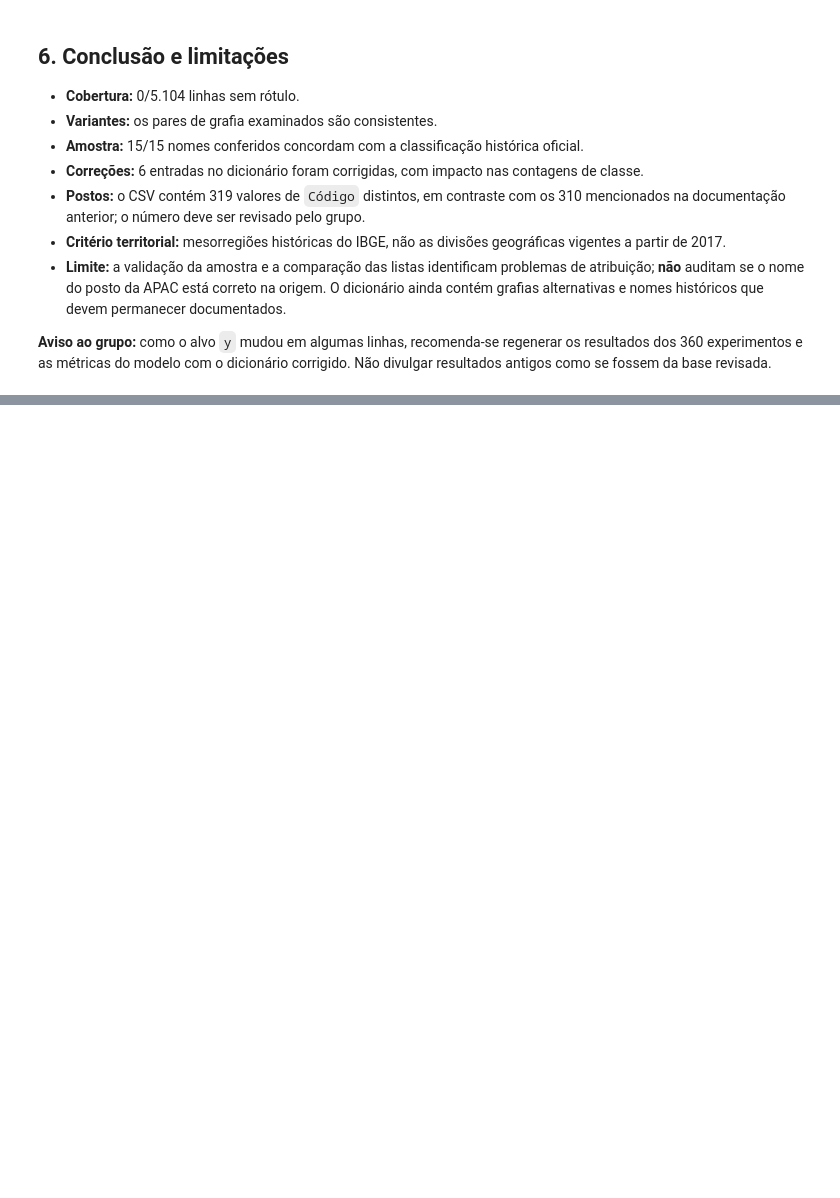
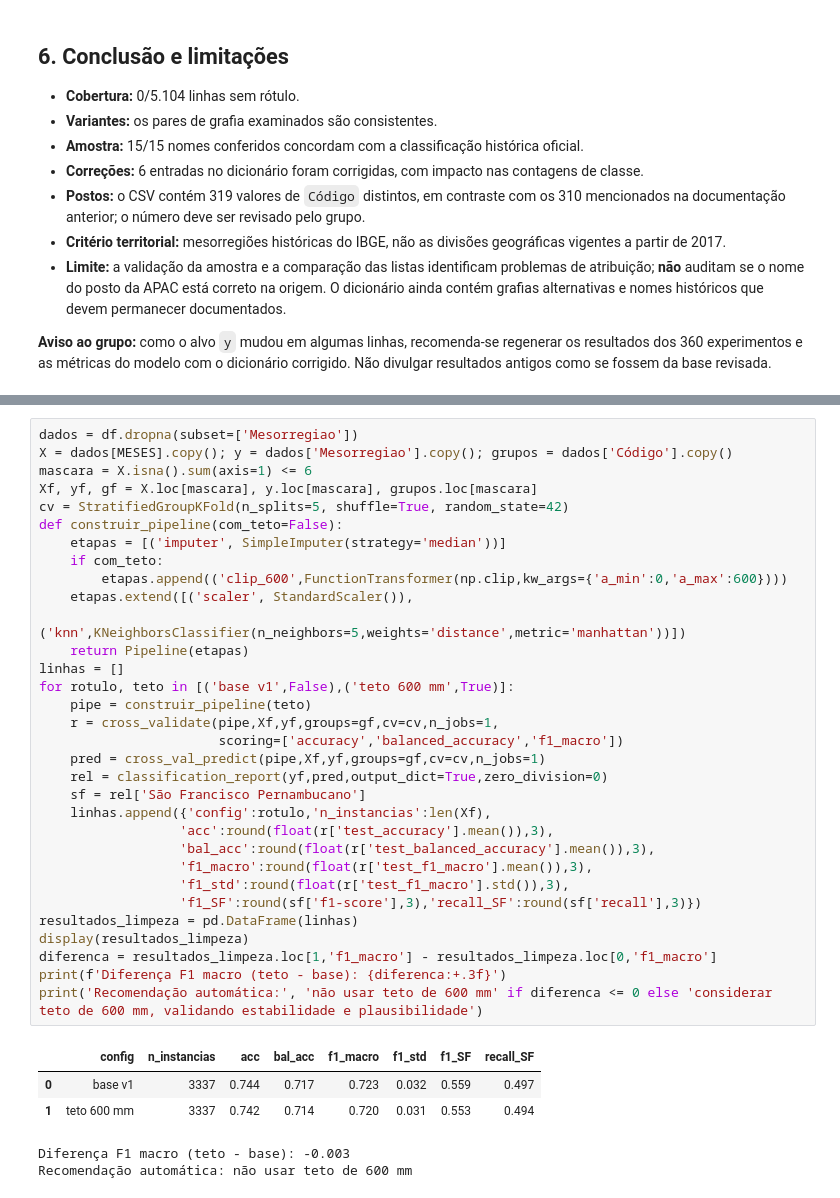
Before and after one commit to mateuscresp/CienciaDados-Equipe5-Projeto, a Jupyter notebook: notebooks/05_Limpeza.ipynb, the cells around one changed output, grey strips where cells are left out. Drawn from its saved outputs; the diff is of its cells as text; blank space fills up the shorter version.

```diff
--- a/notebooks/05_Limpeza.ipynb
+++ b/notebooks/05_Limpeza.ipynb
@@ -211,0 +395,38 @@ Municípios/nomes com mais de um posto: 64
+# %%
+dados = df.dropna(subset=['Mesorregiao'])
+X = dados[MESES].copy(); y = dados['Mesorregiao'].copy(); grupos = dados['Código'].copy()
+mascara = X.isna().sum(axis=1) <= 6
+Xf, yf, gf = X.loc[mascara], y.loc[mascara], grupos.loc[mascara]
+cv = StratifiedGroupKFold(n_splits=5, shuffle=True, random_state=42)
+def construir_pipeline(com_teto=False):
+    etapas = [('imputer', SimpleImputer(strategy='median'))]
+    if com_teto:
+        etapas.append(('clip_600',FunctionTransformer(np.clip,kw_args={'a_min':0,'a_max':600})))
+    etapas.extend([('scaler', StandardScaler()),
+                   ('knn',KNeighborsClassifier(n_neighbors=5,weights='distance',metric='manhattan'))])
+    return Pipeline(etapas)
+linhas = []
+for rotulo, teto in [('base v1',False),('teto 600 mm',True)]:
+    pipe = construir_pipeline(teto)
+    r = cross_validate(pipe,Xf,yf,groups=gf,cv=cv,n_jobs=1,
+                       scoring=['accuracy','balanced_accuracy','f1_macro'])
+    pred = cross_val_predict(pipe,Xf,yf,groups=gf,cv=cv,n_jobs=1)
+    rel = classification_report(yf,pred,output_dict=True,zero_division=0)
+    sf = rel['São Francisco Pernambucano']
+    linhas.append({'config':rotulo,'n_instancias':len(Xf),
+                  'acc':round(float(r['test_accuracy'].mean()),3),
+                  'bal_acc':round(float(r['test_balanced_accuracy'].mean()),3),
+                  'f1_macro':round(float(r['test_f1_macro'].mean()),3),
+                  'f1_std':round(float(r['test_f1_macro'].std()),3),
+                  'f1_SF':round(sf['f1-score'],3),'recall_SF':round(sf['recall'],3)})
+resultados_limpeza = pd.DataFrame(linhas)
+display(resultados_limpeza)
+diferenca = resultados_limpeza.loc[1,'f1_macro'] - resultados_limpeza.loc[0,'f1_macro']
+print(f'Diferença F1 macro (teto - base): {diferenca:+.3f}')
+print('Recomendação automática:', 'não usar teto de 600 mm' if diferenca <= 0 else 'considerar teto de 600 mm, validando estabilidade e plausibilidade')
+# %% [output]
+|  | config | n_instancias | acc | bal_acc | f1_macro | f1_std | f1_SF | recall_SF |
+| 0 | base v1 | 3337 | 0.744 | 0.717 | 0.723 | 0.032 | 0.559 | 0.497 |
+| 1 | teto 600 mm | 3337 | 0.742 | 0.714 | 0.720 | 0.031 | 0.553 | 0.494 |
+Diferença F1 macro (teto - base): -0.003
+Recomendação automática: não usar teto de 600 mm
```
Also changed, not shown: parts of 10 cells of this notebook, 1 other file.
